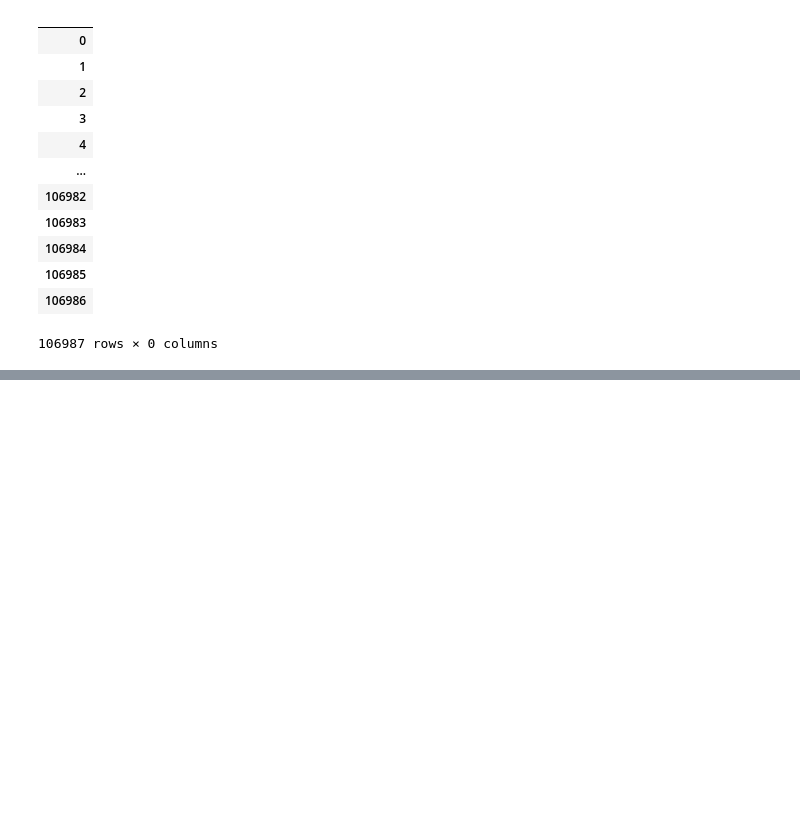
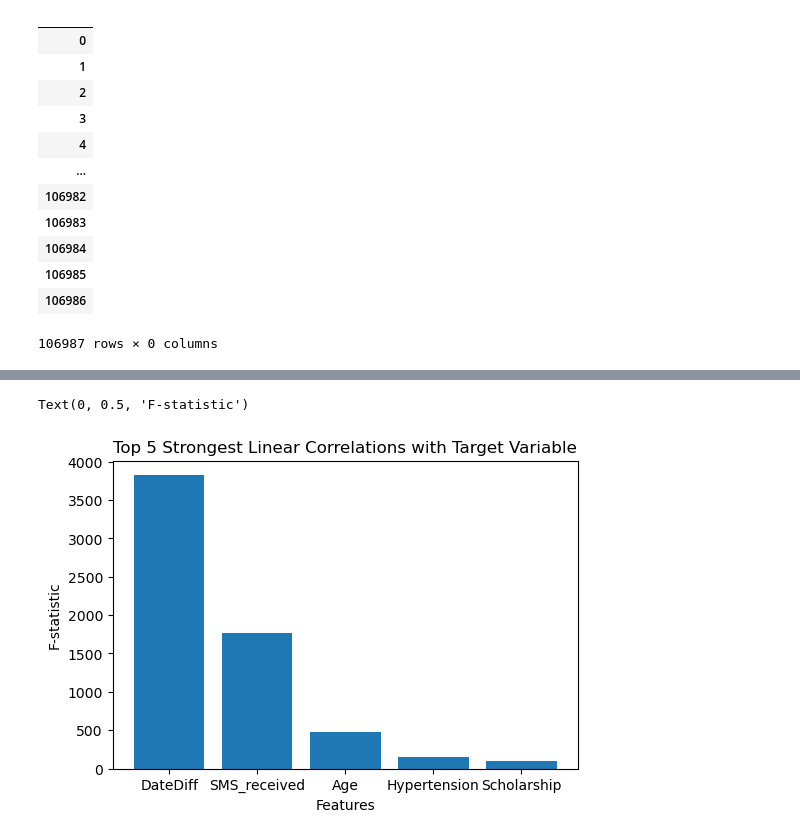
Before and after one commit to dwang0120/Hospital-No-Shows, a Jupyter notebook: project.ipynb, the cells around one changed output, grey strips where cells are left out. Drawn from its saved outputs; the diff is of its cells as text; code cells hidden in the pictures; blank space fills up the shorter version.

```diff
--- a/project.ipynb
+++ b/project.ipynb
@@ -191,0 +242,19 @@ df.loc[:, df.isnull().any() ]
+# %%
+from sklearn.feature_selection import f_regression
+
+X_nums = df_num.drop(['ShowedUp'], axis=1)
+Y_nums = np.ravel(df_num.iloc[:,-1:])
+
+f_statistic, p_values = f_regression(X_nums, Y_nums)
+
+cols = X_nums.columns
+f_df = pd.DataFrame(data = f_statistic, index = cols).sort_values(by=0, ascending = False).head(5)
+
+plt.figure(figsize=(6,4))
+plt.bar(x=f_df.index, height = f_df[0])
+plt.title('Top 5 Strongest Linear Correlations with Target Variable')
+plt.xlabel('Features')
+plt.ylabel('F-statistic')
+# %% [output]
+Text(0, 0.5, 'F-statistic')
+[figure, added]
```
Also changed, not shown: parts of 13 cells of this notebook.
